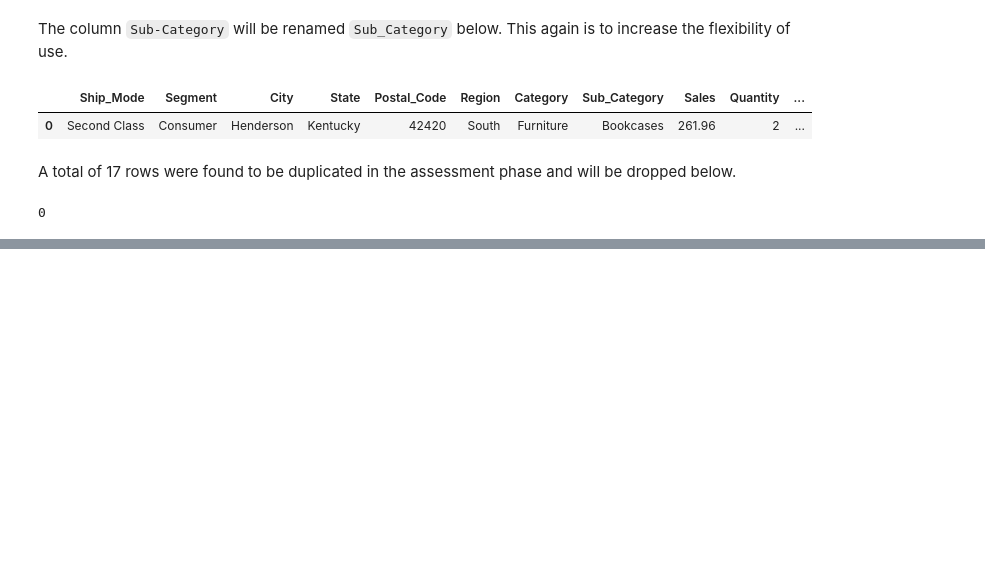
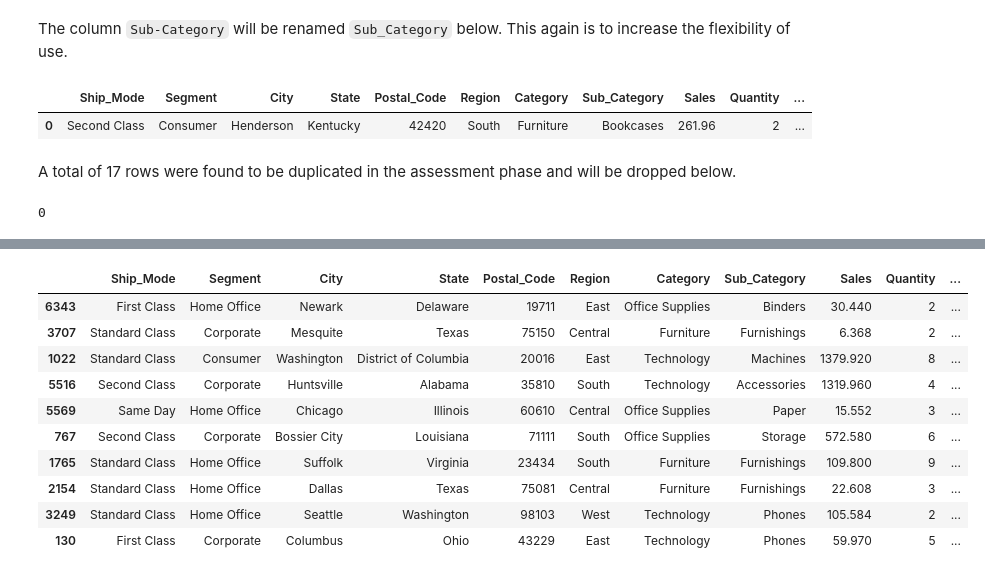
Before and after one commit to Dee-nDee/SuperStore_Data_Analysis, a Jupyter notebook: SuperStore.ipynb, the cells around one changed output, grey strips where cells are left out. Cells and saved outputs as stored; diff of their text form; code cells hidden in the pictures; blank space fills up the shorter version.

```diff
--- a/SuperStore.ipynb
+++ b/SuperStore.ipynb
@@ -247,0 +255,15 @@ samp_superstore.duplicated().sum()
+# %%
+#obtain random rows
+samp_superstore.sample(10)
+# %% [output]
+|  | Ship_Mode | Segment | City | State | Postal_Code | Region | Category | Sub_Category | Sales | Quantity | ... |
+| 6343 | First Class | Home Office | Newark | Delaware | 19711 | East | Office Supplies | Binders | 30.440 | 2 | ... |
+| 3707 | Standard Class | Corporate | Mesquite | Texas | 75150 | Central | Furniture | Furnishings | 6.368 | 2 | ... |
+| 1022 | Standard Class | Consumer | Washington | District of Columbia | 20016 | East | Technology | Machines | 1379.920 | 8 | ... |
+| 5516 | Second Class | Corporate | Huntsville | Alabama | 35810 | South | Technology | Accessories | 1319.960 | 4 | ... |
+| 5569 | Same Day | Home Office | Chicago | Illinois | 60610 | Central | Office Supplies | Paper | 15.552 | 3 | ... |
+| 767 | Second Class | Corporate | Bossier City | Louisiana | 71111 | South | Office Supplies | Storage | 572.580 | 6 | ... |
+| 1765 | Standard Class | Home Office | Suffolk | Virginia | 23434 | South | Furniture | Furnishings | 109.800 | 9 | ... |
+| 2154 | Standard Class | Home Office | Dallas | Texas | 75081 | Central | Furniture | Furnishings | 22.608 | 3 | ... |
+| 3249 | Standard Class | Home Office | Seattle | Washington | 98103 | West | Technology | Phones | 105.584 | 2 | ... |
+| 130 | First Class | Corporate | Columbus | Ohio | 43229 | East | Technology | Phones | 59.970 | 5 | ... |
```
Also changed, not shown: parts of 6 cells of this notebook.
